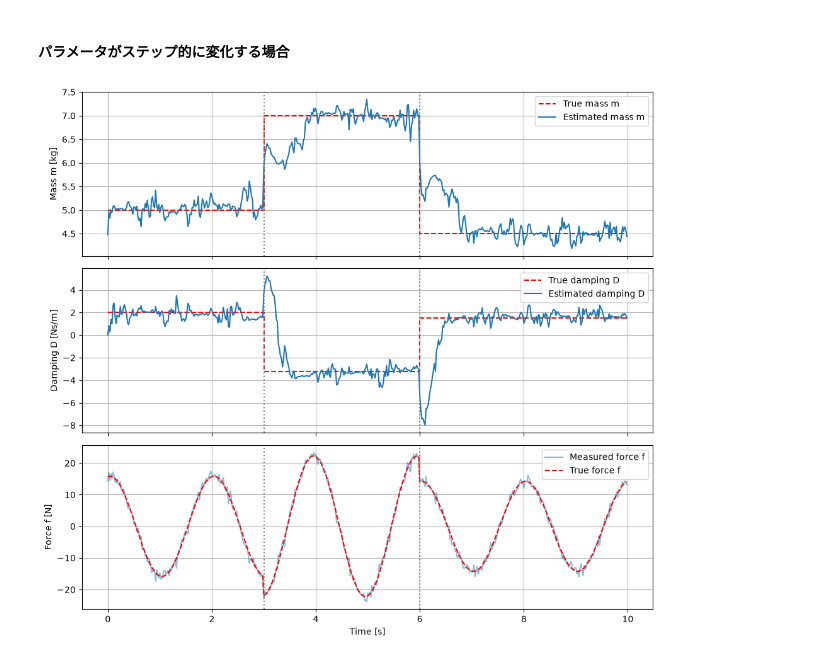
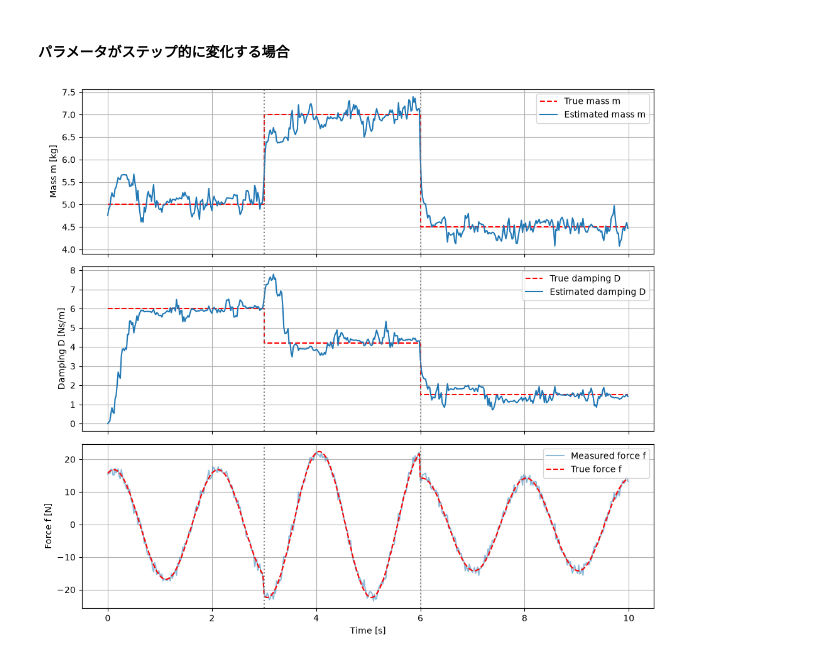
Before and after one commit to hideto008/learning_estimation_method, a Jupyter notebook: Estimate_Parameter_using_Kalmanfilter.ipynb, the cells around one changed output. Drawn from its saved outputs; the diff is of its cells as text; code cells hidden in the pictures.

```diff
--- a/Estimate_Parameter_using_Kalmanfilter.ipynb
+++ b/Estimate_Parameter_using_Kalmanfilter.ipynb
@@ -365,7 +381,7 @@ plt.show()
 step_time_1 = 3.0
 step_time_2 = 6.0
 
-# m: 5 -> 7 -> 4.5 kg、D: 2 -> 3.2 -> 1.5 Ns/m
+# m: 5 -> 7 -> 4.5 kg、D: 2 -> 1.2 -> 1.5 Ns/m
 true_mass_step = np.where(
     time < step_time_1,
     5.0,
@@ -373,8 +389,8 @@ true_mass_step = np.where(
 )
 true_damping_step = np.where(
     time < step_time_1,
-    2.0,
-    np.where(time < step_time_2, -3.2, 1.5),
+    6.0,
+    np.where(time < step_time_2, 4.2, 1.5),
 )
 true_parameters_step = np.column_stack((true_mass_step, true_damping_step))
 
@@ -386,9 +402,9 @@ force_measured_step = force_true_step + measurement_noise_step
 # Q を設定し、急なパラメータ変化に追従させる
 kalman_filter_step = KalmanFilter(
     initial_parameters=np.array([0.0, 0.0]),
-    variance_of_initial_parameter_errors=np.array([10.0, 10.0]),
+    variance_of_initial_parameter_errors=np.array([3.0, 3.0]),
     variance_of_mesurement=measurement_variance,
-    covariance_matrix_of_parameters=np.diag([2e-2, 2e-1]),
+    covariance_matrix_of_parameters=np.diag([2e-2, 5e-2]),
 )
 
 estimated_parameters_step = np.zeros((sample_count, 2))
@@ -398,31 +414,31 @@ for k in range(sample_count):
         z=z_data[k],
     )
 
 fig, axes = plt.subplots(3, 1, figsize=(10, 9), sharex=True)
 axes[0].step(time, true_mass_step, where="post", color="red", linestyle="--", label="True mass m")
 axes[0].plot(time, estimated_parameters_step[:, 0], label="Estimated mass m")
 axes[0].set_ylabel("Mass m [kg]")
 axes[0].legend()
 axes[0].grid(True)
 
 axes[1].step(time, true_damping_step, where="post", color="red", linestyle="--", label="True damping D")
 axes[1].plot(time, estimated_parameters_step[:, 1], label="Estimated damping D")
 axes[1].set_ylabel("Damping D [Ns/m]")
 axes[1].legend()
 axes[1].grid(True)
 
 axes[2].plot(time, force_measured_step, alpha=0.5, label="Measured force f")
 axes[2].plot(time, force_true_step, color="red", linestyle="--", label="True force f")
 axes[2].set_xlabel("Time [s]")
 axes[2].set_ylabel("Force f [N]")
 axes[2].legend()
 axes[2].grid(True)
 
 for ax in axes:
     ax.axvline(step_time_1, color="gray", linestyle=":")
     ax.axvline(step_time_2, color="gray", linestyle=":")
 
 plt.tight_layout()
 plt.show()
 # %% [output]
-[figure, old version]
+[figure, new version]
```
Also changed, not shown: parts of 3 cells of this notebook.
